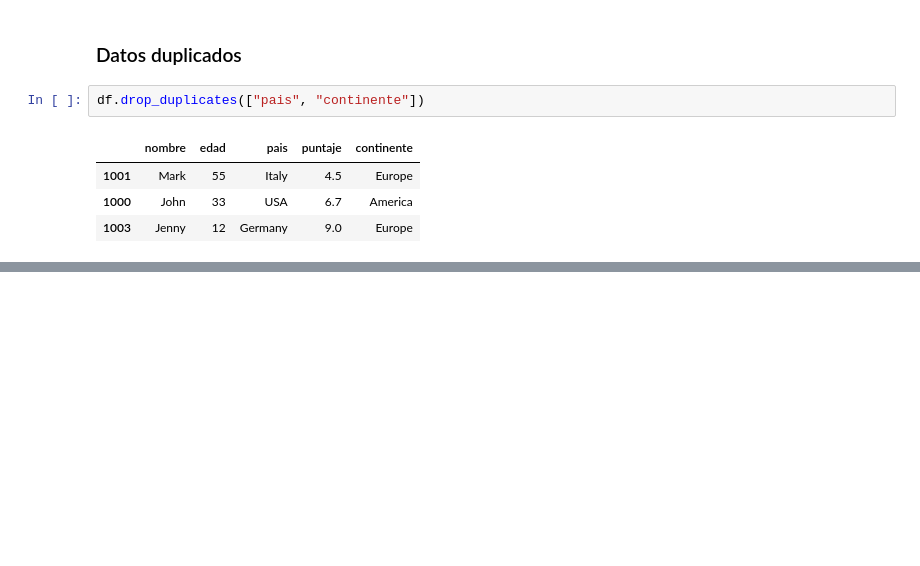
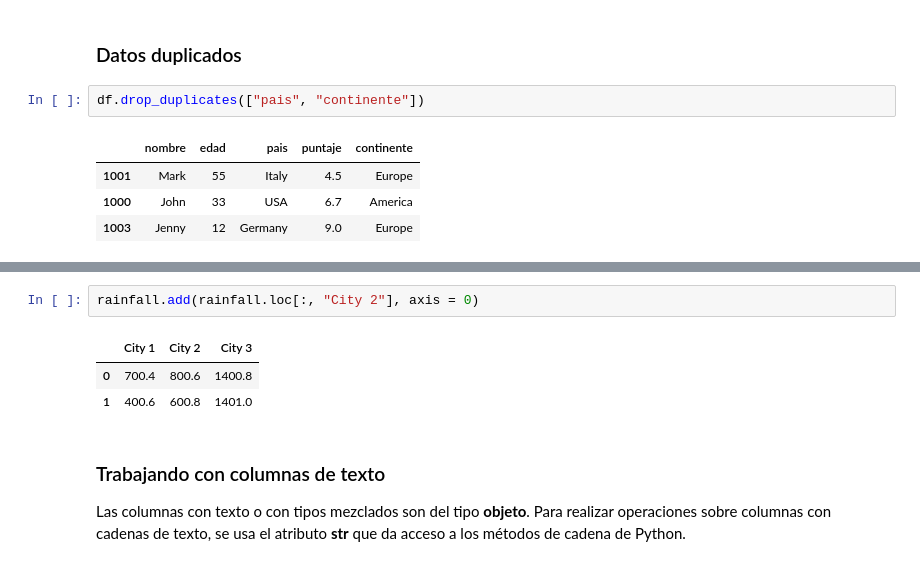
Before and after one commit to EricJDavila/PythonForExcel, a Jupyter notebook: cap0501_pandas.ipynb, the cells around one changed output, grey strips where cells are left out. Saved outputs shown, nothing was run; the diff lists cells and outputs as text; blank space fills up the shorter version.

```diff
--- a/cap0501_pandas.ipynb
+++ b/cap0501_pandas.ipynb
@@ -529,0 +621,10 @@ df.drop_duplicates(["pais", "continente"])
+# %%
+rainfall.add(rainfall.loc[:, "City 2"], axis = 0)
+# %% [output]
+|  | City 1 | City 2 | City 3 |
+| 0 | 700.4 | 800.6 | 1400.8 |
+| 1 | 400.6 | 600.8 | 1401.0 |
+# %% [markdown]
+### Trabajando con columnas de texto
+Las columnas con texto o con tipos mezclados son del tipo **objeto**.
+Para realizar operaciones sobre columnas con cadenas de texto, se usa el atributo **str** que da acceso a los métodos de cadena de Python.
```
Also changed, not shown: parts of 21 cells of this notebook.
